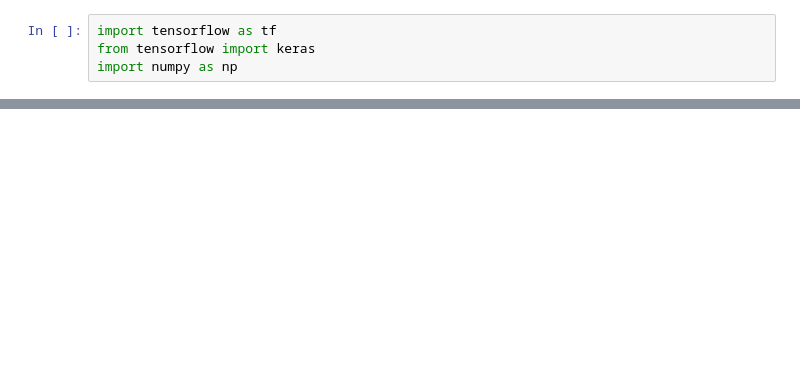
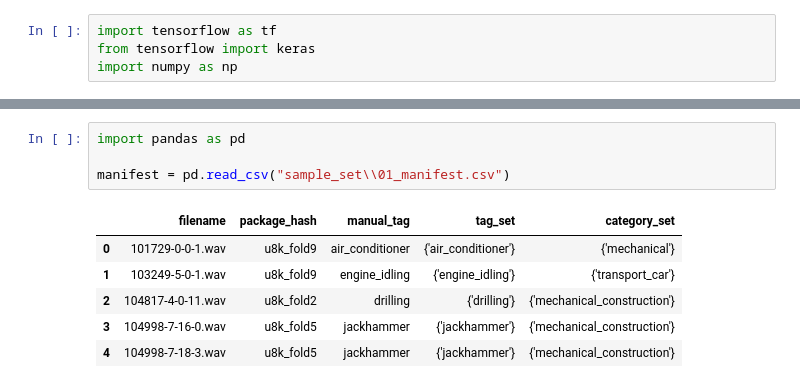
Before and after one commit to solt-qy/LDI_project, a Jupyter notebook: dnn/DNN structure.ipynb, the cells around one changed output, grey strips where cells are left out. Saved outputs shown, nothing was run; the diff lists cells and outputs as text; blank space fills up the shorter version.

```diff
--- a/dnn/DNN structure.ipynb
+++ b/dnn/DNN structure.ipynb
@@ -64,0 +88,11 @@ _________________________________________________________________
+# %%
+import pandas as pd
+
+manifest = pd.read_csv("sample_set\\01_manifest.csv")
+# %% [output]
+|  | filename | package_hash | manual_tag | tag_set | category_set |
+| 0 | 101729-0-0-1.wav | u8k_fold9 | air_conditioner | {'air_conditioner'} | {'mechanical'} |
+| 1 | 103249-5-0-1.wav | u8k_fold9 | engine_idling | {'engine_idling'} | {'transport_car'} |
+| 2 | 104817-4-0-11.wav | u8k_fold2 | drilling | {'drilling'} | {'mechanical_construction'} |
+| 3 | 104998-7-16-0.wav | u8k_fold5 | jackhammer | {'jackhammer'} | {'mechanical_construction'} |
+| 4 | 104998-7-18-3.wav | u8k_fold5 | jackhammer | {'jackhammer'} | {'mechanical_construction'} |
```
Also changed, not shown: parts of 7 cells of this notebook.
